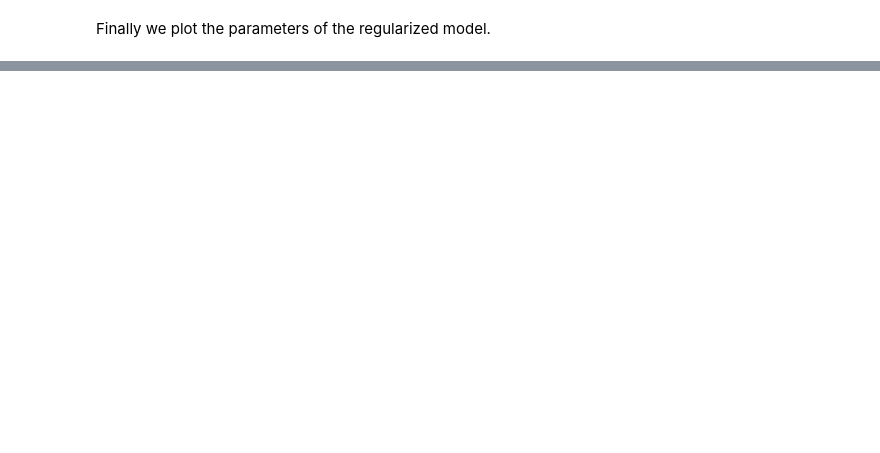
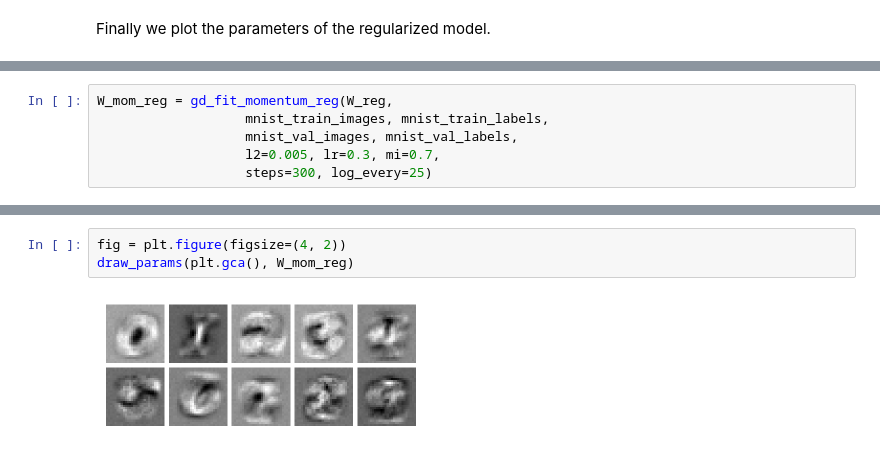
Before and after one commit to basiav/ESUM, a Jupyter notebook: lab5/lab5.ipynb, the cells around one changed output, grey strips where cells are left out. Drawn from its saved outputs; the diff is of its cells as text; blank space fills up the shorter version.

```diff
--- a/lab5/lab5.ipynb
+++ b/lab5/lab5.ipynb
@@ -545,0 +682,6 @@ draw_params(plt.gca(), W_reg)
+# %%
+W_mom_reg = gd_fit_momentum_reg(W_reg,
+                   mnist_train_images, mnist_train_labels,
+                   mnist_val_images, mnist_val_labels,
+                   l2=0.005, lr=0.3, mi=0.7,
+                   steps=300, log_every=25)
@@ -545,0 +702,5 @@ draw_params(plt.gca(), W_reg)
+# %%
+fig = plt.figure(figsize=(4, 2))
+draw_params(plt.gca(), W_mom_reg)
+# %% [output]
+[figure, added]
```
Also changed, not shown: parts of 18 cells of this notebook.
